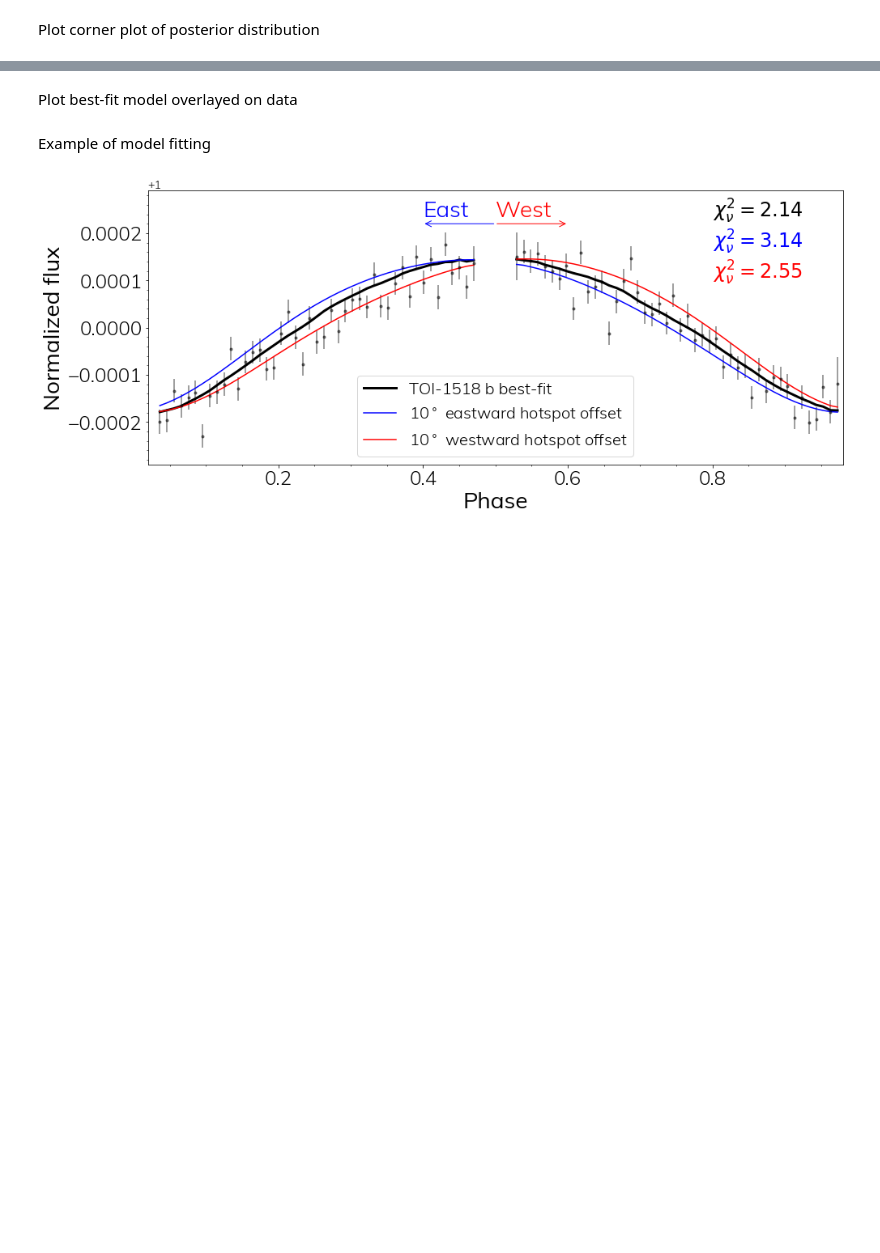
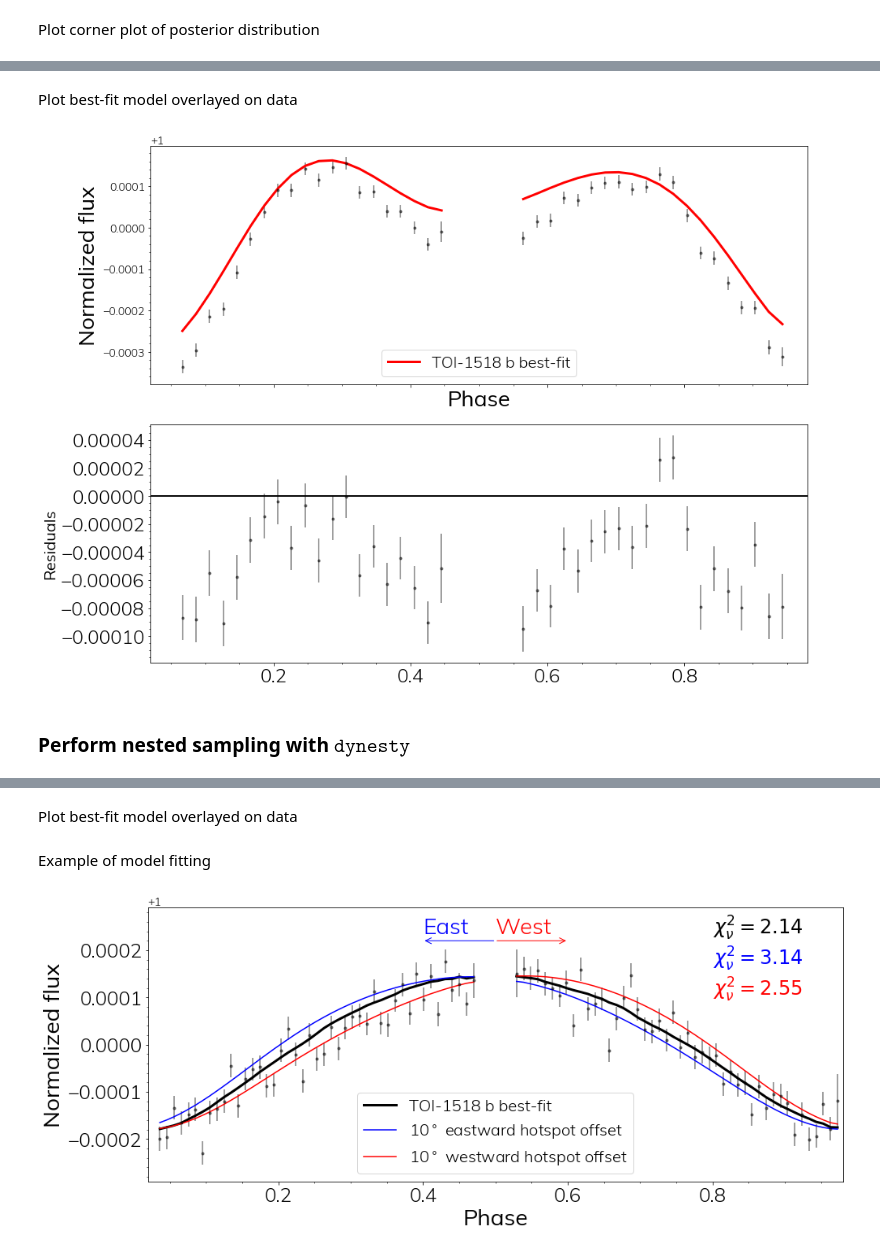
Before and after one commit to apaiasno/TESSPhaseCurves, a Jupyter notebook: TESSPhaseCurve_ModelFitting.ipynb, the cells around one changed output, grey strips where cells are left out. Cells and saved outputs as stored; diff of their text form; code cells hidden in the pictures; blank space fills up the shorter version.

```diff
--- a/TESSPhaseCurve_ModelFitting.ipynb
+++ b/TESSPhaseCurve_ModelFitting.ipynb
@@ -171,0 +216,47 @@ Plot corner plot of posterior distribution
+# %% [markdown]
+Plot best-fit model overlayed on data
+# %%
+# Extract best-fit mid-transit time, planet orbital period, and delta
+t_0_best, P_best, delta_best = params_best[0]*u.day, params_best[1]*u.day, params_best[6]
+
+### Compute the model light curve ###
+bin_width = (27*u.min).to(u.day)/P_best * u.day
+lc_data_fold = TPC.fold_lk(lc_data, P_best, t_0_best)
+lc_data_bin = lc_data_fold.bin(time_bin_size=bin_width, aggregate_func=np.nanmedian)
+
+# Calculate model and assign to a Lightkurve object
+model = psi_tot_noPulse_noA1(params_best, lc_data.time.value)
+lc_model = {'time': lc_data.time.value,
+           'flux': model,
+          }
+lc_model = lk.LightCurve(lc_model)
+lc_model_fold = TPC.fold_lk(lc_model, P_best, t_0_best)
+lc_model_bin = lc_model_fold.bin(time_bin_size=bin_width, aggregate_func=np.nanmedian)
+
+# Initialize figure
+fig, (ax1, ax2) = plt.subplots(2, sharex=True, figsize=(14, 10))#, gridspec_kw={'height_ratios': [4, 1], 'hspace': 0})
+
+# Plot data and best fit model
+ax1.errorbar(lc_data_bin.time.value, lc_data_bin.flux.value, lc_data_bin.flux_err.value, fmt='.', color='k', alpha=0.5)
+ax1.plot(lc_model_bin.time.value, lc_model_bin.flux.value, color='r', linewidth=3, label='TOI-1518 b best-fit')
+ax1.set_ylabel('Normalized flux', fontsize=28)
+
+# Plot residuals
+residuals = lc_data_bin.flux.value - lc_model_bin.flux.value
+residuals_fold = lc_data_fold.flux.value - lc_model_fold.flux.value
+ax2.errorbar(lc_data_bin.time.value, residuals, lc_data_bin.flux_err.value, fmt='.', color='k', alpha=0.5, zorder=1)
+ax2.axhline(0, color='k', zorder=0, linewidth=2)
+ax1.set_xlabel('Phase', fontsize=28)
+plt.xticks(fontsize=24)
+plt.yticks(fontsize=24)
+ax2.set_ylabel('Residuals')
+ax2.set_xlim(0.02, 0.98)
+
+# Formatting
+plt.tight_layout()
+ax1.legend(fontsize=20)
+plt.show()
+# %% [output]
+[figure, added]
+# %% [markdown]
+### Perform nested sampling with $\texttt{dynesty}$
```
Also changed, not shown: parts of 12 cells of this notebook, 1 other file.
